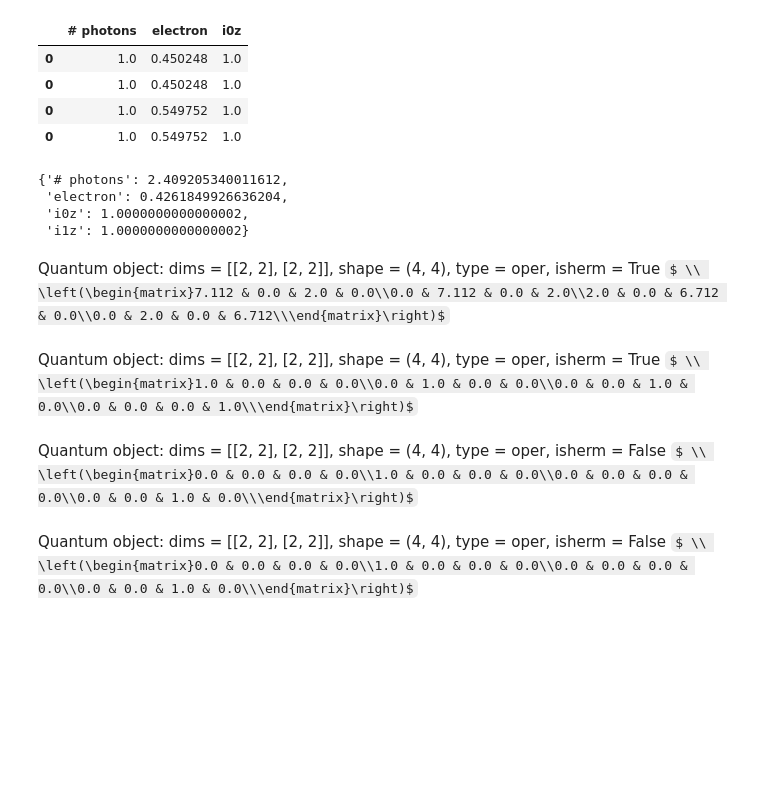
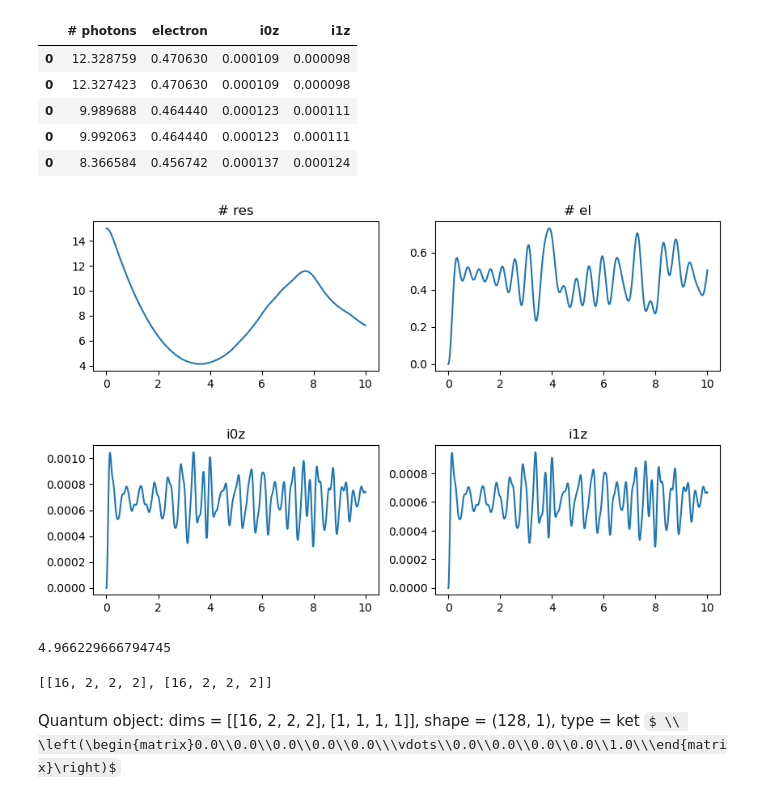
Before and after one commit to Quantronics/SpinDynamics, a Jupyter notebook: comparison.ipynb, the cells around one changed output. Drawn from its saved outputs; the diff is of its cells as text; code cells hidden in the pictures; some formulas as TeX source; blank space fills up the shorter version.

```diff
--- a/comparison.ipynb
+++ b/comparison.ipynb
@@ -199,23 +194,21 @@ def create_op(Nr, Ni, resonator = None, electron = None, nuclear = (None, None))
     nuclear_op, nuclear_index = nuclear
     nuclear = [qt.qeye(2) for _ in range(Ni)]
 
-    if nuclear_op and nuclear_index:
+    if nuclear_op is not None and nuclear_index is not None:
         nuclear[nuclear_index] = nuclear_op
-
-    print(nuclear)
 
     if Nr < 2:
         return qt.tensor(electron, *nuclear)
     else:
         return qt.tensor(resonator, electron, *nuclear)
 # %%
-wr = 1e-1 * tau # resonator frequency
+wr = 0 * tau # resonator frequency
 we = 0 * tau # electron frequency
-wi = 1 * tau # nuclear frequency
+wi, dwi = 2 * tau, 0.1 * tau # nuclear frequency
 g = 1 # coupling strength
 
-Nr = 0 # resonator levels
-Ni = 1 # number of nucli
+Nr = 16 # resonator levels
+Ni = 2 # number of nucli
 
 a = create_op(Nr, Ni, resonator=qt.destroy(Nr))
 em = create_op(Nr, Ni, electron=qt.sigmam())
@@ -251,39 +244,15 @@ ev, es = H0.eigenstates()
 # %%
 df = pd.DataFrame()
 
 for s in es:
     p,e,*i = qt.expect([a.dag()*a, em.dag()*em] + [im[i].dag()*im[i] for i in range(Ni)], s)
     df = pd.concat([df, pd.DataFrame({'# photons': p, 'electron': e, **{'i{}z'.format(ni): i[ni] for ni in range(Ni)}}, index=[0])])
 
-df
+df.head()
 # %% [output]
-|  | # photons | electron | i0z |
-| 0 | 1.0 | 0.450248 | 1.0 |
-| 0 | 1.0 | 0.450248 | 1.0 |
-| 0 | 1.0 | 0.549752 | 1.0 |
-| 0 | 1.0 | 0.549752 | 1.0 |
+|  | # photons | electron | i0z | i1z |
+| 0 | 12.328759 | 0.470630 | 0.000109 | 0.000098 |
+| 0 | 12.327423 | 0.470630 | 0.000109 | 0.000098 |
+| 0 | 9.989688 | 0.464440 | 0.000123 | 0.000111 |
+| 0 | 9.992063 | 0.464440 | 0.000123 | 0.000111 |
+| 0 | 8.366584 | 0.456742 | 0.000137 | 0.000124 |
-# %%
-s = es[0]
-p,e,*i = qt.expect([a.dag()*a, em.dag()*em] + [iz[i].dag()*iz[i] for i in range(Ni)], s)
-{'# photons': p, 'electron': e, **{'i{}z'.format(ni): i[ni] for ni in range(Ni)}}
-# %% [output]
-{'# photons': 2.409205340011612,
- 'electron': 0.4261849926636204,
- 'i0z': 1.0000000000000002,
- 'i1z': 1.0000000000000002}
-# %%
-H0
-# %% [output]
-Quantum object: dims = [[2, 2], [2, 2]], shape = (4, 4), type = oper, isherm = True $ \\ \left(\begin{matrix}7.112 & 0.0 & 2.0 & 0.0\\0.0 & 7.112 & 0.0 & 2.0\\2.0 & 0.0 & 6.712 & 0.0\\0.0 & 2.0 & 0.0 & 6.712\\\end{matrix}\right)$
-# %%
-im[0].dag()
-# %% [output]
-Quantum object: dims = [[2, 2], [2, 2]], shape = (4, 4), type = oper, isherm = True $ \\ \left(\begin{matrix}1.0 & 0.0 & 0.0 & 0.0\\0.0 & 1.0 & 0.0 & 0.0\\0.0 & 0.0 & 1.0 & 0.0\\0.0 & 0.0 & 0.0 & 1.0\\\end{matrix}\right)$
-# %%
-IIm
-# %% [output]
-Quantum object: dims = [[2, 2], [2, 2]], shape = (4, 4), type = oper, isherm = False $ \\ \left(\begin{matrix}0.0 & 0.0 & 0.0 & 0.0\\1.0 & 0.0 & 0.0 & 0.0\\0.0 & 0.0 & 0.0 & 0.0\\0.0 & 0.0 & 1.0 & 0.0\\\end{matrix}\right)$
-# %%
-qt.tensor(qt.qeye(2), qt.sigmam())
-# %% [output]
-Quantum object: dims = [[2, 2], [2, 2]], shape = (4, 4), type = oper, isherm = False $ \\ \left(\begin{matrix}0.0 & 0.0 & 0.0 & 0.0\\1.0 & 0.0 & 0.0 & 0.0\\0.0 & 0.0 & 0.0 & 0.0\\0.0 & 0.0 & 1.0 & 0.0\\\end{matrix}\right)$
@@ -289,0 +271,28 @@ Quantum object: dims = [[2, 2], [2, 2]], shape = (4, 4), type = oper, isherm = F
+# %%
+ax, fig = plt.subplots(2, 2, figsize=(10, 6))
+
+# print all the expects
+
+names = ['# res', '# el'] + ['i{}z'.format(i) for i in range(Ni)]
+
+plt.subplots_adjust(hspace=0.5)
+for i in range(4):
+    plt.subplot(2, 2, i+1)
+    plt.plot(tsave, res.expect[i])
+    plt.title(names[i])
+    # extra space between subplots
+# %% [output]
+[figure, added]
+# %%
+omega_L
+# %% [output]
+4.966229666794745
+# %%
+em.dims
+# %% [output]
+[[16, 2, 2, 2], [16, 2, 2, 2]]
+# %%
+# qt.ket('0000111', dim=[[[Nr, 2] + [2]*Ni], [1]*(Nr+1+Ni)])
+qt.ket(['15', '1', '1', '1'], [Nr,2]+[2]*Ni)
+# %% [output]
+Quantum object: dims = [[16, 2, 2, 2], [1, 1, 1, 1]], shape = (128, 1), type = ket $ \\ \left(\begin{matrix}0.0\\0.0\\0.0\\0.0\\0.0\\\vdots\\0.0\\0.0\\0.0\\0.0\\1.0\\\end{matrix}\right)$
```
Also changed, not shown: parts of 4 cells of this notebook.
